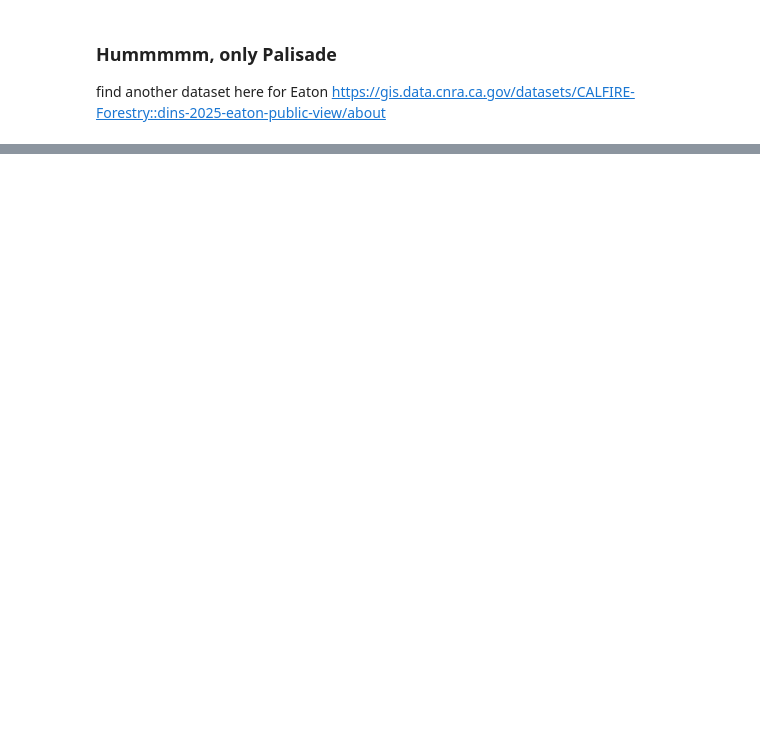
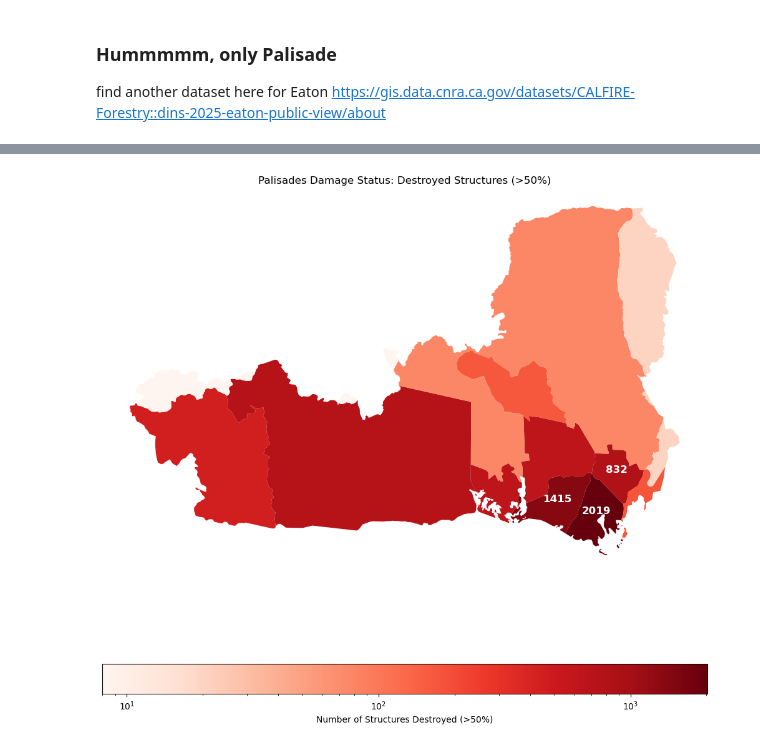
Before and after one commit to JoyceCaiOcean/WILDFIRE, a Jupyter notebook: Cai_Folder/FireDamage.ipynb, the cells around one changed output, grey strips where cells are left out. Cells and saved outputs as stored; diff of their text form; code cells hidden in the pictures; blank space fills up the shorter version.

```diff
--- a/Cai_Folder/FireDamage.ipynb
+++ b/Cai_Folder/FireDamage.ipynb
@@ -96,0 +125,6 @@ pali_dins_gdf.to_file("Palisades_dins.geojson", driver="GeoJSON")
+# %%
+census_all = gpd.read_file('filt_study_area.geojson')
+census_gdf = census_all[["TRACTCE", "geometry"]].copy()
+# %%
+census_pali = gpd.clip(census_gdf, fire_perimeter_gdf.iloc[1].geometry)
+census_eaton = gpd.clip(census_gdf, fire_perimeter_gdf.iloc[0].geometry)
@@ -96,0 +155,7 @@ pali_dins_gdf.to_file("Palisades_dins.geojson", driver="GeoJSON")
+# %%
+# assign each structure to a census tract based on its location
+pali_dins_with_tracts = gpd.sjoin(pali_dins_gdf, census_pali, how="left", predicate="within")
+
+# aggregate Damage Counts by Census Tract
+pali_damage_stats = pali_dins_with_tracts.groupby("TRACTCE")["DAMAGE"].value_counts().unstack(fill_value=0)
+pali_damage_stats
@@ -96,0 +176,3 @@ pali_dins_gdf.to_file("Palisades_dins.geojson", driver="GeoJSON")
+# %%
+census_pali = census_pali.merge(pali_damage_stats, left_on="TRACTCE", right_index=True, how="left").sort_values(by="Destroyed (>50%)", ascending=False)
+census_pali
@@ -96,0 +193,28 @@ pali_dins_gdf.to_file("Palisades_dins.geojson", driver="GeoJSON")
+# %%
+fig, ax = plt.subplots(1, 1, figsize=(10, 10))
+
+census_pali.plot(column="Destroyed (>50%)", ax=ax, cmap="Reds", legend=True,
+               legend_kwds={'label': "Number of Structures Destroyed (>50%)", 'orientation': "horizontal"},
+                norm=LogNorm())
+
+# ctx.add_basemap(ax, source=ctx.providers.OpenStreetMap.Mapnik, crs=census_pali.crs.to_string())
+
+# add text for the top-3 damage census tracts
+top_3 = census_pali.nlargest(3, 'Destroyed (>50%)')
+for idx, row in top_3.iterrows():
+    centroid = row.geometry.centroid
+    d_count = int(row['Destroyed (>50%)'])
+    ax.text(centroid.x, centroid.y, str(d_count),
+            fontsize=12, ha='center', color='white', fontweight='bold')
+
+
+ax.set_title("Palisades Damage Status: Destroyed Structures (>50%)")
+ax.set_axis_off()
+
+plt.tight_layout()
+
+plt.savefig('plots/pali_damage_ct.png', dpi=300, bbox_inches='tight')
+
+plt.show()
+# %% [output]
+[figure, added]
```
Also changed, not shown: parts of 21 cells of this notebook.
